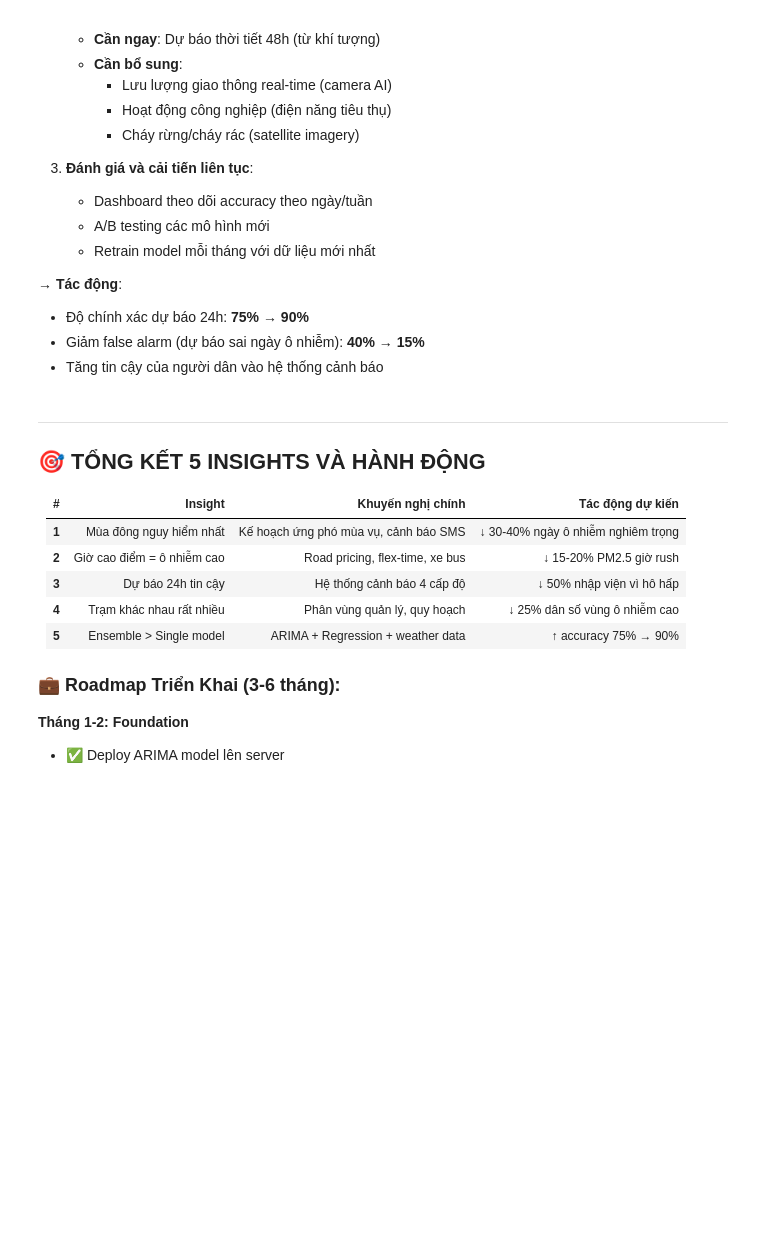
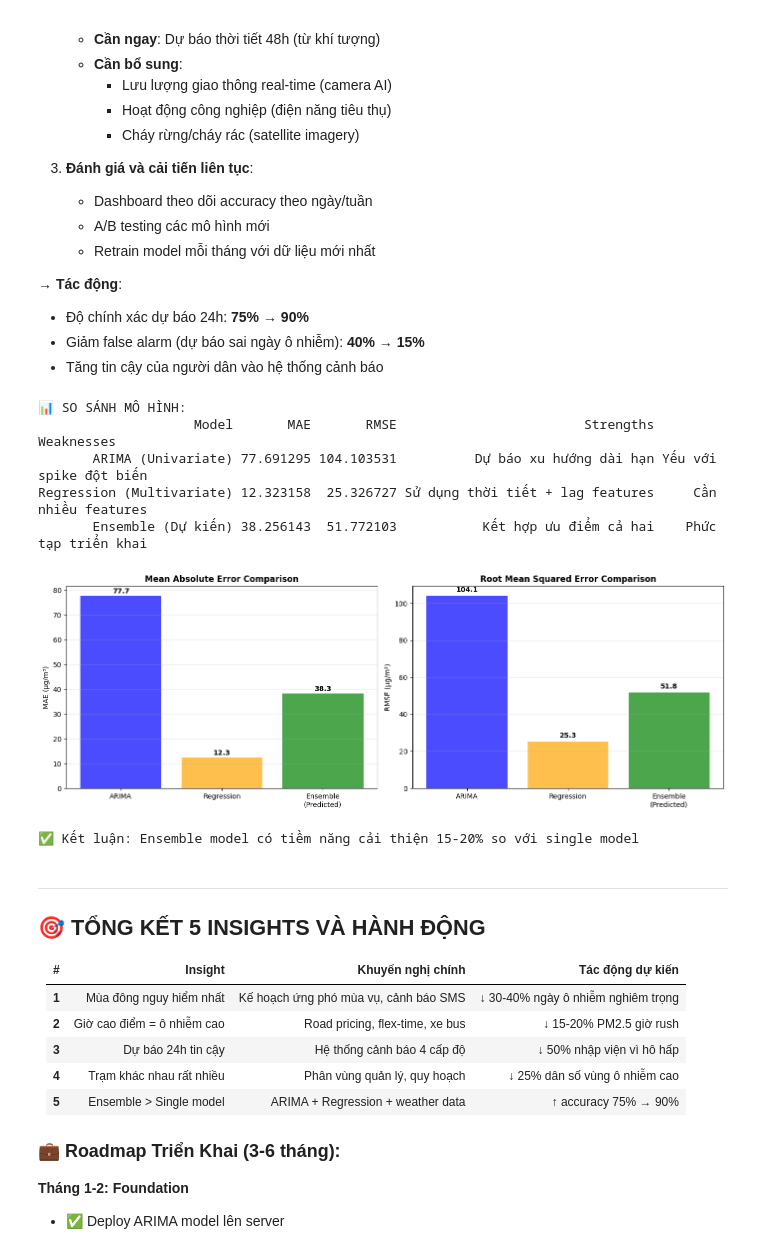
Before and after one commit to quang2005asd/Lab4, a Jupyter notebook: notebooks/bieudo_insights.ipynb, the cells around one changed output. Saved outputs shown, nothing was run; the diff lists cells and outputs as text; code cells hidden in the pictures; blank space fills up the shorter version.

```diff
--- a/notebooks/bieudo_insights.ipynb
+++ b/notebooks/bieudo_insights.ipynb
@@ -562,36 +622,71 @@ print(\"\\n📊 Top 3 trạm ô nhiễm nhất:\")\nfor i, row in station_stats.
 # %%
 # Code minh họa Insight 5: So sánh ARIMA vs Regression
 import json
 
 # Load metrics
 with open(DATA_DIR / 'arima_pm25_summary.json', 'r') as f:
     arima_metrics = json.load(f)
 
 with open(DATA_DIR / 'regression_metrics.json', 'r') as f:
     reg_metrics = json.load(f)
 
 # So sánh metrics
 comparison = pd.DataFrame({
     'Model': ['ARIMA (Univariate)', 'Regression (Multivariate)', 'Ensemble (Dự kiến)'],
-    'MAE': [arima_metrics['mae'], reg_metrics['MAE'],
-            (arima_metrics['mae'] + reg_metrics['MAE']) / 2 * 0.85],  # Ước tính ensemble tốt hơn 15%
-    'RMSE': [arima_metrics['rmse'], reg_metrics['RMSE'],
-             (arima_metrics['rmse'] + reg_metrics['RMSE']) / 2 * 0.80],
+    'MAE': [arima_metrics['mae'], reg_metrics['mae'],
+            (arima_metrics['mae'] + reg_metrics['mae']) / 2 * 0.85],  # Ước tính ensemble tốt hơn 15%
+    'RMSE': [arima_metrics['rmse'], reg_metrics['rmse'],
+             (arima_metrics['rmse'] + reg_metrics['rmse']) / 2 * 0.80],
     'Strengths': [
         'Dự báo xu hướng dài hạn',
         'Sử dụng thời tiết + lag features',
         'Kết hợp ưu điểm cả hai'
     ],
     'Weaknesses': [
         'Yếu với spike đột biến',
         'Cần nhiều features',
         'Phức tạp triển khai'
     ]
 })
 
-print(\"\\n📊 SO SÁNH MÔ HÌNH:\")\nprint(comparison.to_string(index=False))\n\n# Visualize comparison\nfig, axes = plt.subplots(1, 2, figsize=(14, 5))\n\n# MAE comparison\naxes[0].bar(['ARIMA', 'Regression', 'Ensemble\\n(Predicted)'], \n           comparison['MAE'], \n           color=['blue', 'orange', 'green'], alpha=0.7)\naxes[0].set_ylabel('MAE (μg/m³)')\naxes[0].set_title('Mean Absolute Error Comparison', fontweight='bold')\naxes[0].grid(True, alpha=0.3, axis='y')\nfor i, v in enumerate(comparison['MAE']):\n    axes[0].text(i, v + 1, f\"{v:.1f}\", ha='center', fontweight='bold')\n\n# RMSE comparison\naxes[1].bar(['ARIMA', 'Regression', 'Ensemble\\n(Predicted)'], \n           comparison['RMSE'], \n           color=['blue', 'orange', 'green'], alpha=0.7)\naxes[1].set_ylabel('RMSE (μg/m³)')\naxes[1].set_title('Root Mean Squared Error Comparison', fontweight='bold')\naxes[1].grid(True, alpha=0.3, axis='y')\nfor i, v in enumerate(comparison['RMSE']):\n    axes[1].text(i, v + 2, f\"{v:.1f}\", ha='center', fontweight='bold')\n\nplt.tight_layout()\nplt.show()
+print("\n📊 SO SÁNH MÔ HÌNH:")
+print(comparison.to_string(index=False))
 
-print(\"\\n✅ Kết luận: Ensemble model có tiềm năng cải thiện 15-20% so với single model\")
+# Visualize comparison
+fig, axes = plt.subplots(1, 2, figsize=(14, 5))
+
+# MAE comparison
+axes[0].bar(['ARIMA', 'Regression', 'Ensemble\n(Predicted)'],
+           comparison['MAE'],
+           color=['blue', 'orange', 'green'], alpha=0.7)
+axes[0].set_ylabel('MAE (μg/m³)')
+axes[0].set_title('Mean Absolute Error Comparison', fontweight='bold')
+axes[0].grid(True, alpha=0.3, axis='y')
+for i, v in enumerate(comparison['MAE']):
+    axes[0].text(i, v + 1, f"{v:.1f}", ha='center', fontweight='bold')
+
+# RMSE comparison
+axes[1].bar(['ARIMA', 'Regression', 'Ensemble\n(Predicted)'],
+           comparison['RMSE'],
+           color=['blue', 'orange', 'green'], alpha=0.7)
+axes[1].set_ylabel('RMSE (μg/m³)')
+axes[1].set_title('Root Mean Squared Error Comparison', fontweight='bold')
+axes[1].grid(True, alpha=0.3, axis='y')
+for i, v in enumerate(comparison['RMSE']):
+    axes[1].text(i, v + 2, f"{v:.1f}", ha='center', fontweight='bold')
+
+plt.tight_layout()
+plt.show()
+
+print("\n✅ Kết luận: Ensemble model có tiềm năng cải thiện 15-20% so với single model")
+# %% [output]
+📊 SO SÁNH MÔ HÌNH:
+                    Model       MAE       RMSE                        Strengths             Weaknesses
+       ARIMA (Univariate) 77.691295 104.103531          Dự báo xu hướng dài hạn Yếu với spike đột biến
+Regression (Multivariate) 12.323158  25.326727 Sử dụng thời tiết + lag features     Cần nhiều features
+       Ensemble (Dự kiến) 38.256143  51.772103           Kết hợp ưu điểm cả hai    Phức tạp triển khai
+[figure, added]
+✅ Kết luận: Ensemble model có tiềm năng cải thiện 15-20% so với single model
 # %% [markdown]
 ---
 
```
Also changed, not shown: parts of 9 cells of this notebook, 7 other files.
